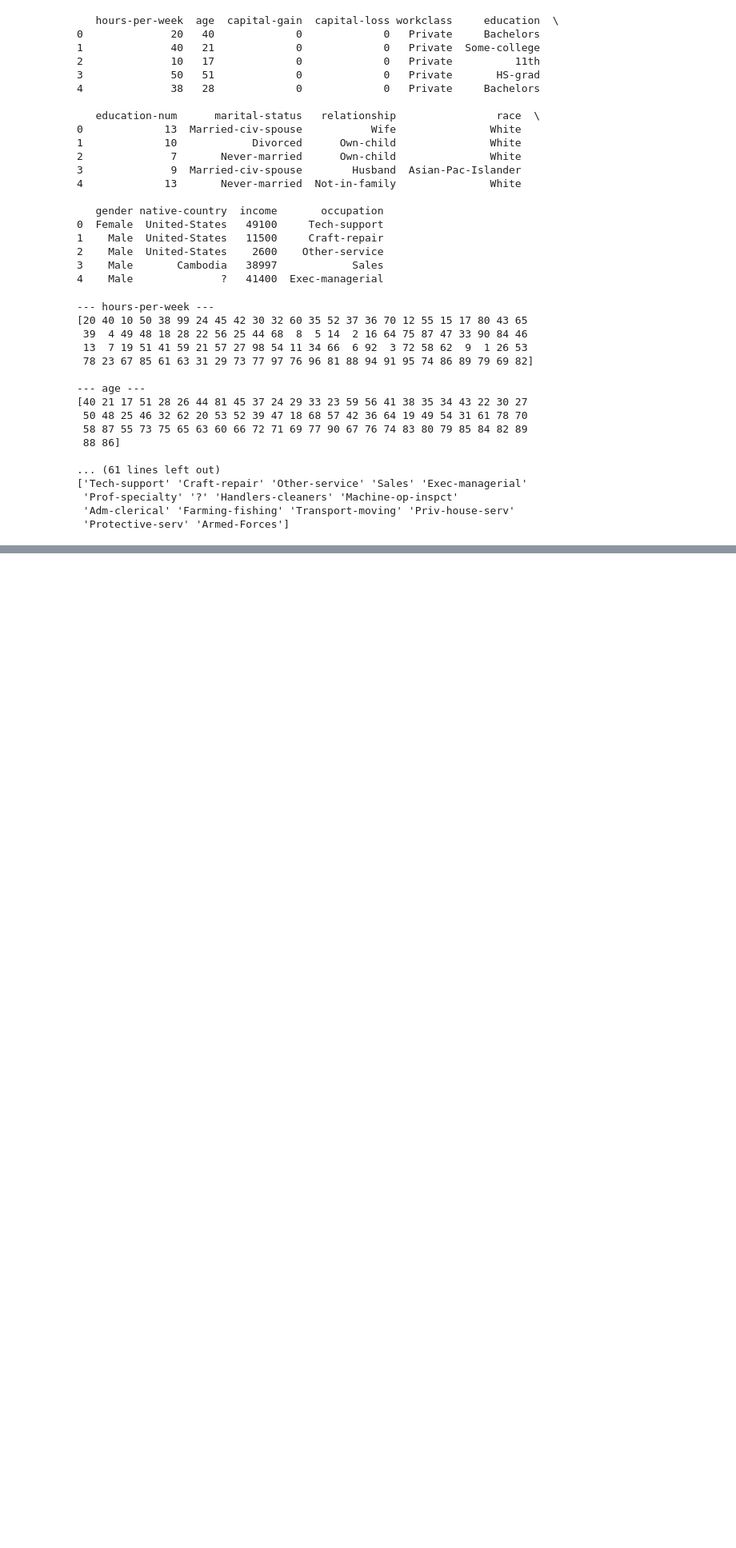
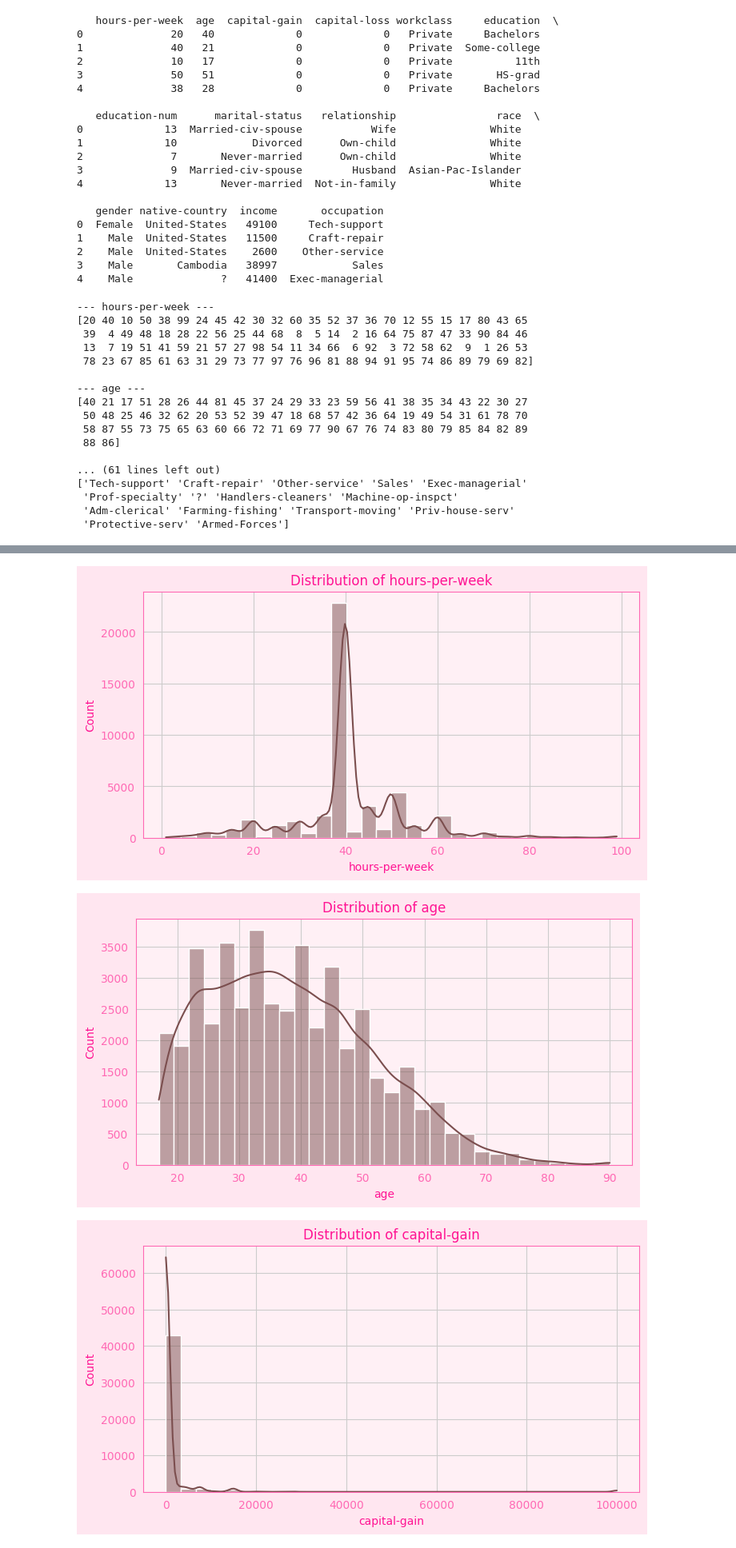
Before and after one commit to Jagoda222/HCML_2, a Jupyter notebook: Jagoda.ipynb, the cells around one changed output, grey strips where cells are left out. Shown at 80% size. Cells and saved outputs as stored; diff of their text form; code cells hidden in the pictures; blank space fills up the shorter version.

```diff
--- a/Jagoda.ipynb
+++ b/Jagoda.ipynb
@@ -150,22 +103,0 @@ relationship      object
-# %%
-import matplotlib.pyplot as plt
-import seaborn as sns
-
-# Set pink-themed style
-sns.set_style("whitegrid")
-sns.set_palette("pink")
-plt.rcParams.update({
-    'axes.facecolor': '#fff0f5',      # Light pink background
-    'figure.facecolor': '#ffe6f0',    # Even lighter pink for figures
-    'axes.edgecolor': '#ff69b4',      # Hot pink border
-    'axes.labelcolor': '#ff1493',     # Deep pink labels
-    'xtick.color': '#ff69b4',
-    'ytick.color': '#ff69b4',
-    'text.color': '#ff1493'
-})
-
-# Histogram for numerical features (custom color)
-df.hist(figsize=(12, 10), color='#ff69b4', edgecolor='white')
-plt.suptitle("Histogram of Numerical Features", fontsize=16, color='#ff1493')
-plt.tight_layout()
-plt.show()
@@ -319,0 +208,8 @@ plt.show()
+# %%
+df['workclass_mapped'] = df['workclass'].map(mapping)
+df['edu_mapped'] = df['education'].map(education_mapping)
+df['marital_mapped'] = df['marital-status'].map(marital_mapping)
+df['continent'] = df['native-country'].map(continent_mapping)
+df['rel_mapped'] = df['relationship'].map(relationship_mapping)
+# %%
+df = df.drop(columns=['workclass', 'education', 'marital-status', 'native-country', 'education-num','relationship'])
@@ -319,0 +234,15 @@ plt.show()
+# %%
+import matplotlib.pyplot as plt
+import seaborn as sns
+
+num_cols = ['hours-per-week', 'age', 'capital-gain', 'capital-loss']
+
+for col in num_cols:
+    plt.figure(figsize=(8,4))
+    sns.histplot(df[col], kde=True, bins=30)
+    plt.title(f'Distribution of {col}')
+    plt.show()
+# %% [output]
+[figure, added]
+[figure, added]
+[figure, added]
```
Also changed, not shown: parts of 29 cells of this notebook.
